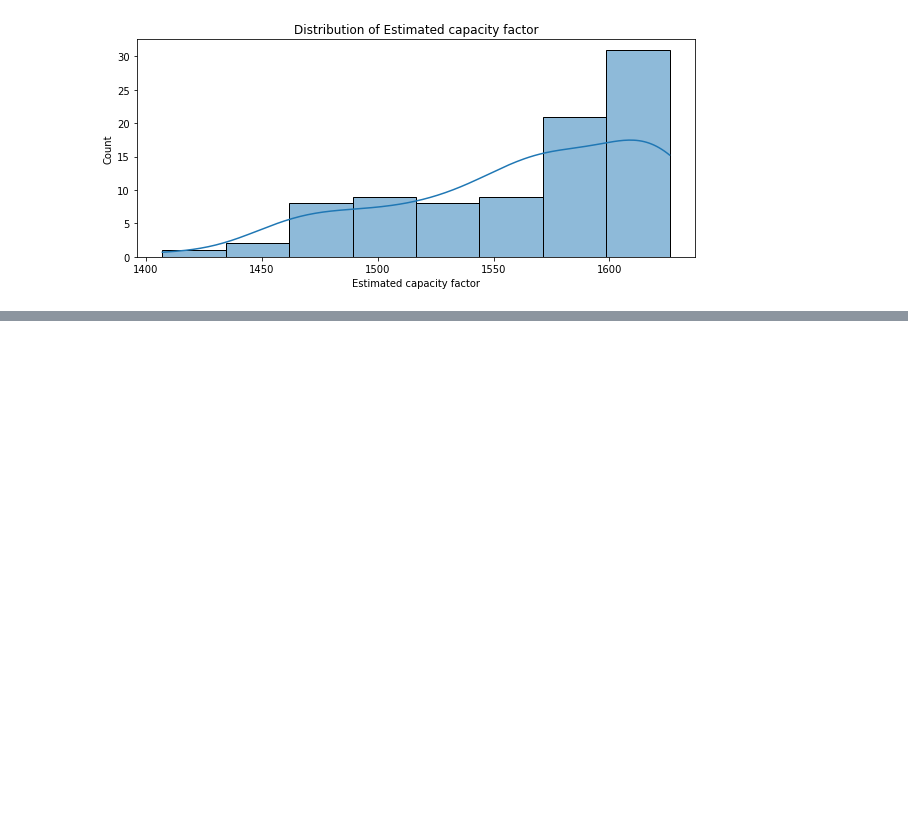
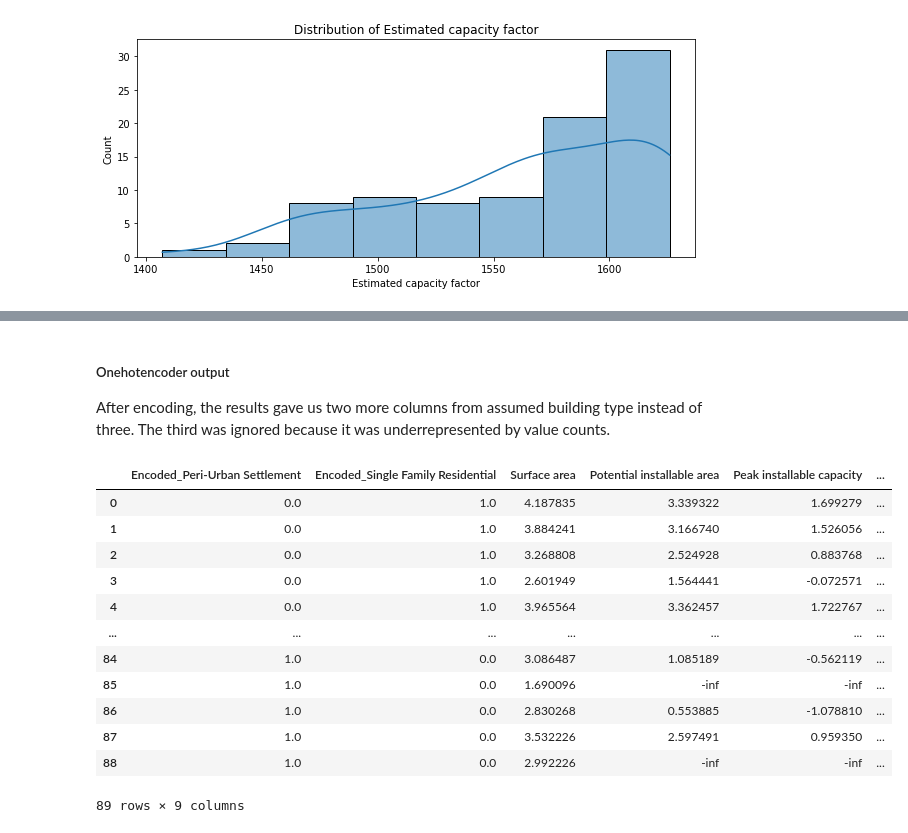
Before and after one commit to James-Kosgei/Phase3..Prjct88, a Jupyter notebook: index.ipynb, the cells around one changed output, grey strips where cells are left out. Saved outputs shown, nothing was run; the diff lists cells and outputs as text; code cells hidden in the pictures; blank space fills up the shorter version.

```diff
--- a/index.ipynb
+++ b/index.ipynb
@@ -297,3 +351,27 @@ From the observations above, some of the faetures have a skewed distribution whi
+# %% [markdown]
+##### Onehotencoder output
+After encoding, the results gave us two more columns from assumed building type instead of three. The third was ignored because it was underrepresented by value counts.
+# %%
+# Rename the columns
+data2.rename(columns={
+    "Single Family Residential": "Encoded_Single Family Residential",
+    "Peri-Urban Settlement": "Encoded_Peri-Urban Settlement"
+}, inplace=True)
+data2
+# %% [output]
+|  | Encoded_Peri-Urban Settlement | Encoded_Single Family Residential | Surface area | Potential installable area | Peak installable capacity | ... |
+| 0 | 0.0 | 1.0 | 4.187835 | 3.339322 | 1.699279 | ... |
+| 1 | 0.0 | 1.0 | 3.884241 | 3.166740 | 1.526056 | ... |
+| 2 | 0.0 | 1.0 | 3.268808 | 2.524928 | 0.883768 | ... |
+| 3 | 0.0 | 1.0 | 2.601949 | 1.564441 | -0.072571 | ... |
+| 4 | 0.0 | 1.0 | 3.965564 | 3.362457 | 1.722767 | ... |
+| ... | ... | ... | ... | ... | ... | ... |
+| 84 | 1.0 | 0.0 | 3.086487 | 1.085189 | -0.562119 | ... |
+| 85 | 1.0 | 0.0 | 1.690096 | -inf | -inf | ... |
+| 86 | 1.0 | 0.0 | 2.830268 | 0.553885 | -1.078810 | ... |
+| 87 | 1.0 | 0.0 | 3.532226 | 2.597491 | 0.959350 | ... |
+| 88 | 1.0 | 0.0 | 2.992226 | -inf | -inf | ... |
+89 rows × 9 columns
 # %%
 # bins = [0, 500, 50000, float('inf')]
 # labels = ['Low', 'Medium', 'High']
```
Also changed, not shown: parts of 14 cells of this notebook.
